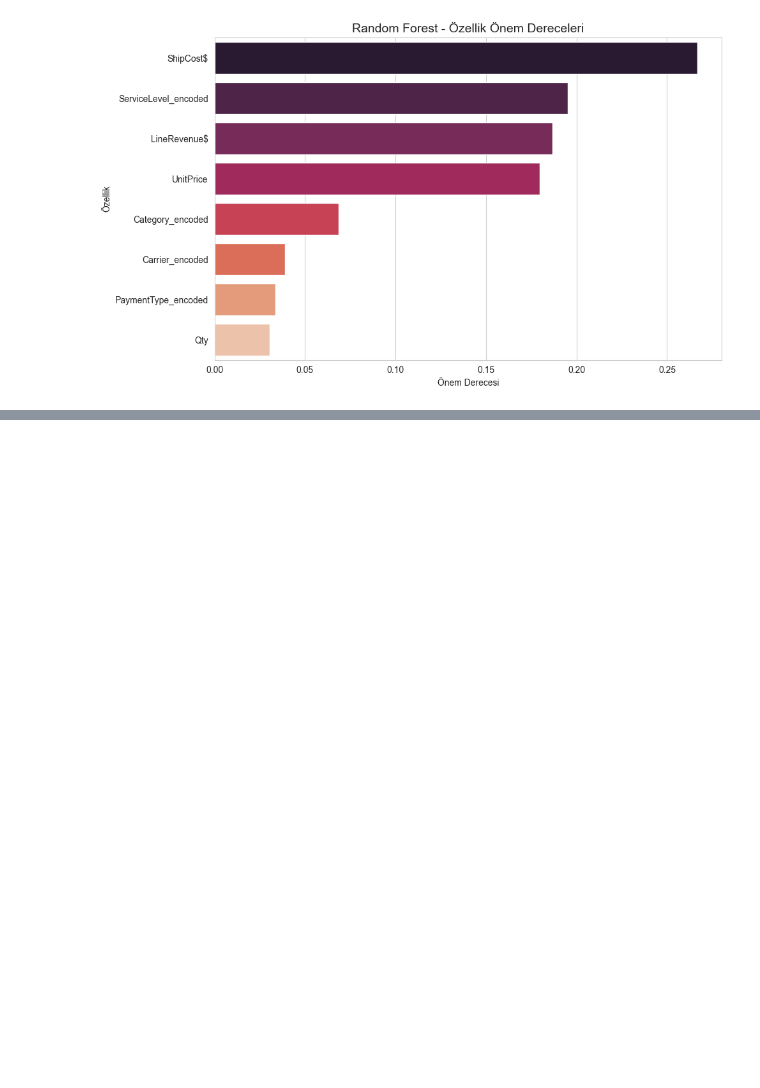
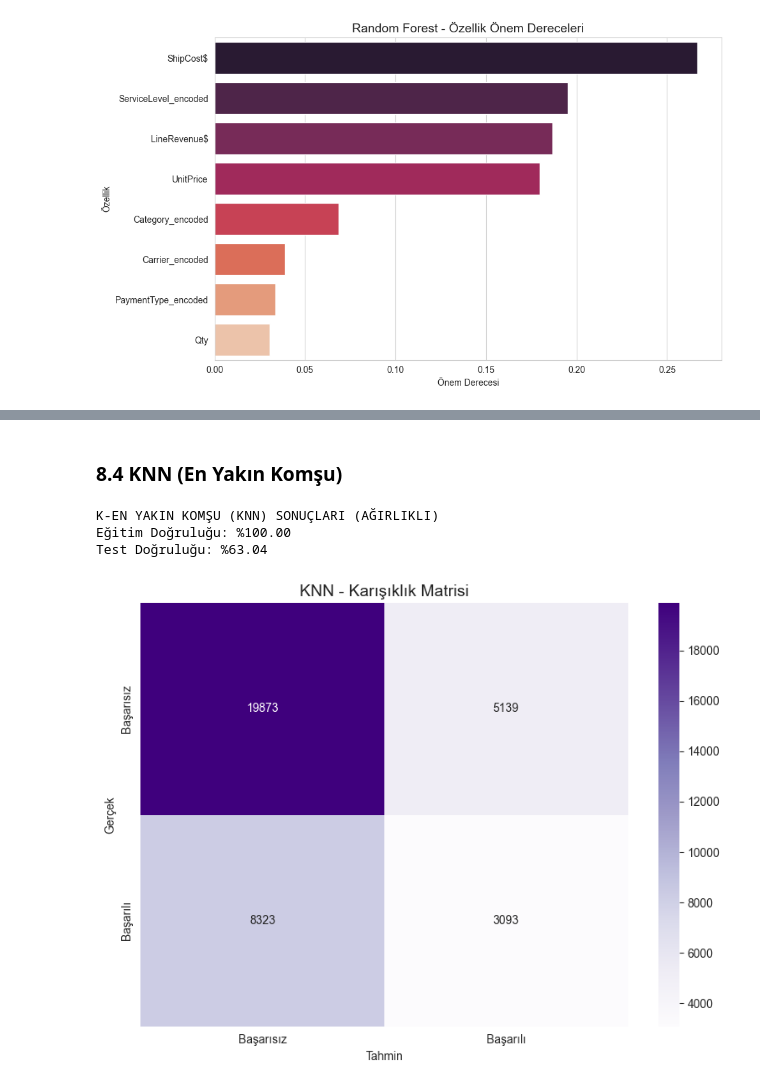
Before and after one commit to Rtur2003/Rtur2003-Data-Science---Python, a Jupyter notebook: Deneme.ipynb, the cells around one changed output, grey strips where cells are left out. Drawn from its saved outputs; the diff is of its cells as text; code cells hidden in the pictures; blank space fills up the shorter version.

```diff
--- a/Deneme.ipynb
+++ b/Deneme.ipynb
@@ -997,0 +1013,33 @@ plt.show()
+# %% [markdown]
+### 8.4 KNN (En Yakın Komşu)
+# %%
+# metric='manhattan' genelde yüksek boyutlu verilerde euclidean'dan daha iyi çalışabilir, denenebilir.
+knn_model = KNeighborsClassifier(n_neighbors=5, weights='distance', metric='minkowski')
+
+knn_model.fit(X_train_scaled, y_train)
+
+# Tahmin
+y_pred_knn = knn_model.predict(X_test_scaled)
+
+print("K-EN YAKIN KOMŞU (KNN) SONUÇLARI (AĞIRLIKLI)")
+print(f"Eğitim Doğruluğu: %{knn_model.score(X_train_scaled, y_train) * 100:.2f}")
+print(f"Test Doğruluğu: %{accuracy_score(y_test, y_pred_knn) * 100:.2f}")
+# %% [output]
+K-EN YAKIN KOMŞU (KNN) SONUÇLARI (AĞIRLIKLI)
+Eğitim Doğruluğu: %100.00
+Test Doğruluğu: %63.04
+# %%
+# KNN - Karisiklik Matrisi
+cm_knn = confusion_matrix(y_test, y_pred_knn)
+
+plt.figure(figsize=(8, 6))
+sns.heatmap(cm_knn, annot=True, fmt='d', cmap='Purples',
+            xticklabels=['Başarısız', 'Başarılı'],
+            yticklabels=['Başarısız', 'Başarılı'])
+plt.title('KNN - Karışıklık Matrisi', fontsize=14)
+plt.xlabel('Tahmin')
+plt.ylabel('Gerçek')
+plt.tight_layout()
+plt.show()
+# %% [output]
+[figure, added]
```
Also changed, not shown: parts of 2 cells of this notebook.
